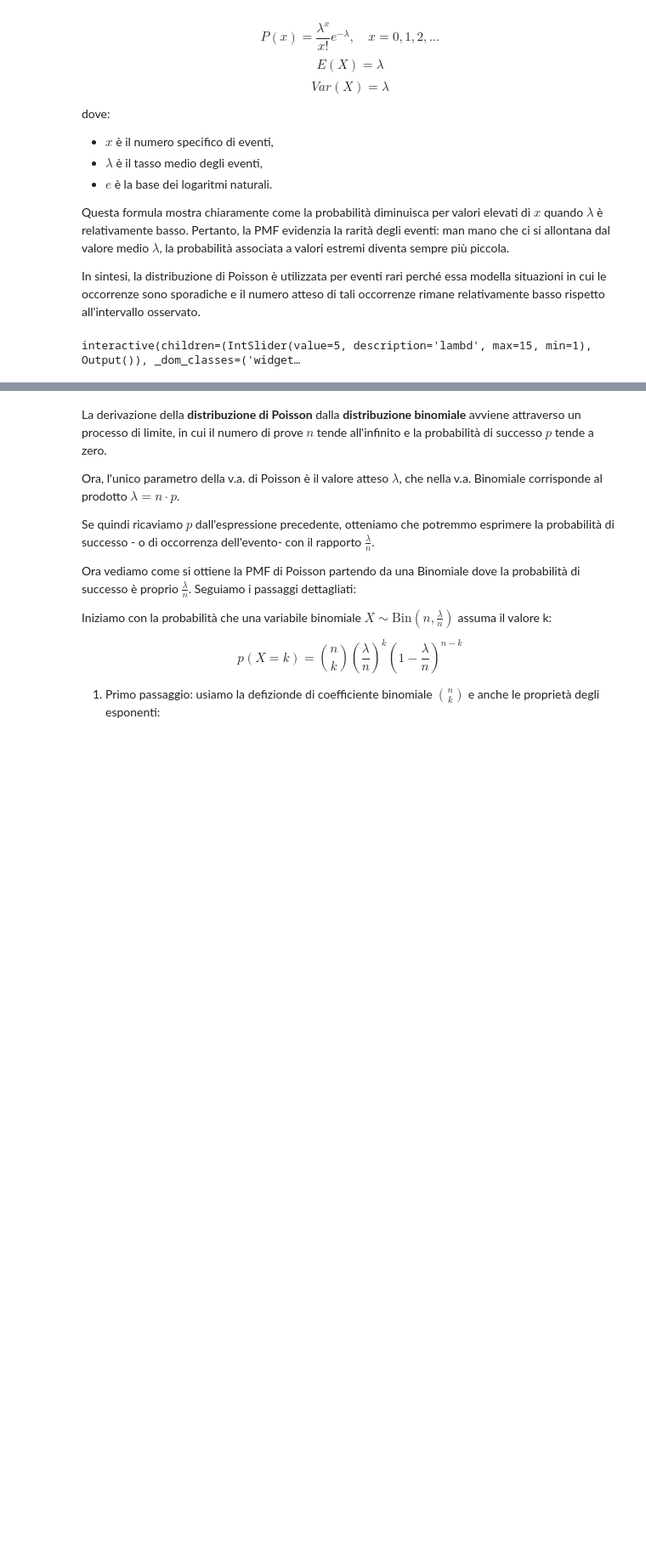
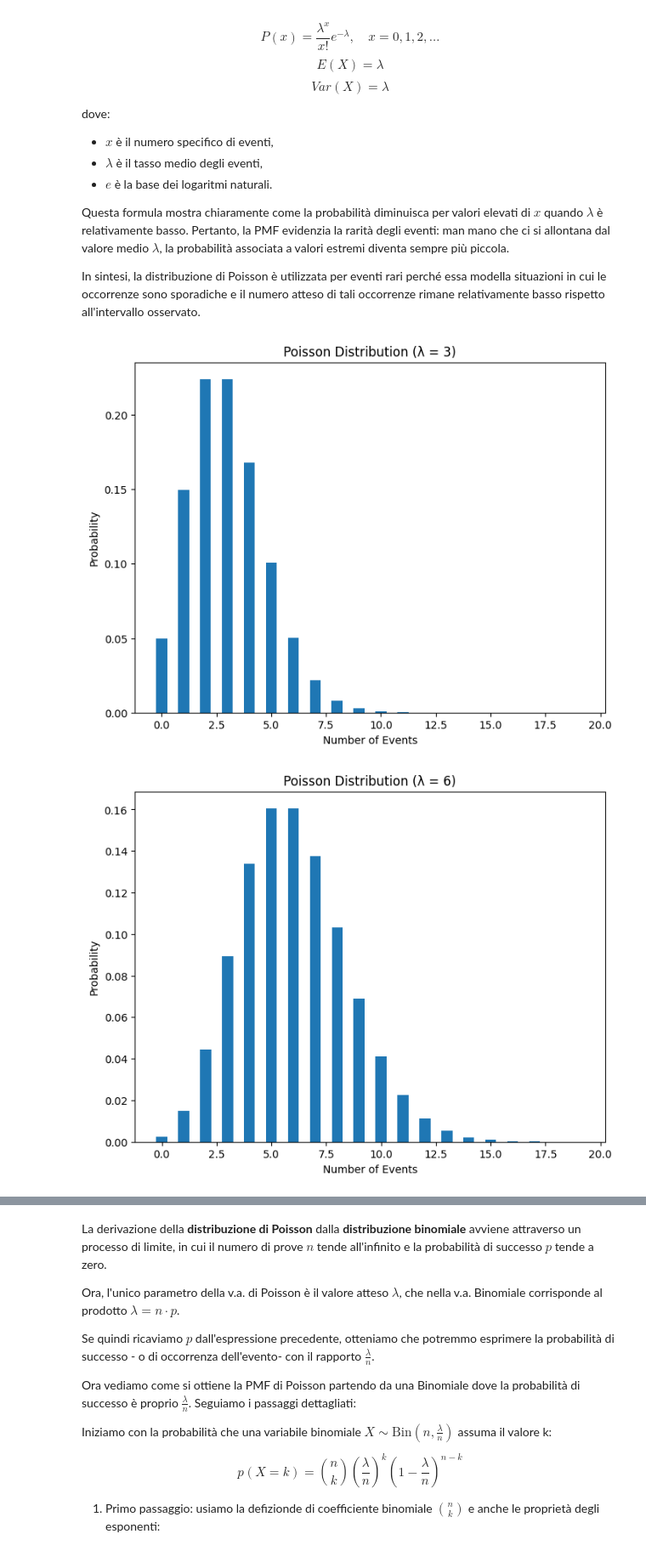
Before and after one commit to QwertyJacob/colab_handouts_PSI, a Jupyter notebook: 3.3.5_Poisson.ipynb, the cells around one changed output, grey strips where cells are left out. Shown: that part at 85% size. Saved outputs shown, nothing was run; the diff lists cells and outputs as text; code cells hidden in the pictures; blank space fills up the shorter version.

```diff
--- a/3.3.5_Poisson.ipynb
+++ b/3.3.5_Poisson.ipynb
@@ -43,21 +43,25 @@ In sintesi, la distribuzione di Poisson è utilizzata per eventi rari perché es
 # %%
 import numpy as np
 import matplotlib.pyplot as plt
 from ipywidgets import interact, IntSlider
 import math
 
 def plot_poisson(lambd):
   """Plots the Poisson distribution for a given lambda."""
 
   x = np.arange(0, 20)
   y = np.exp(-lambd) * np.power(lambd, x) / np.array([math.factorial(i) for i in x])
   plt.figure(figsize=(8, 6))
   plt.bar(x, y, width=0.5)
   plt.title(f"Poisson Distribution (λ = {lambd})")
   plt.xlabel("Number of Events")
   plt.ylabel("Probability")
   plt.show()
 
-interact(plot_poisson, lambd=IntSlider(min=1, max=15, step=1, value=5));
+plot_poisson(lambd=3)
+plot_poisson(lambd=6)
+plot_poisson(lambd=9)
+plot_poisson(lambd=12)
 # %% [output]
-interactive(children=(IntSlider(value=5, description='lambd', max=15, min=1), Output()), _dom_classes=('widget…
+[figure, added]
+[figure, added]
```
Also changed, not shown: parts of 8 cells of this notebook.
